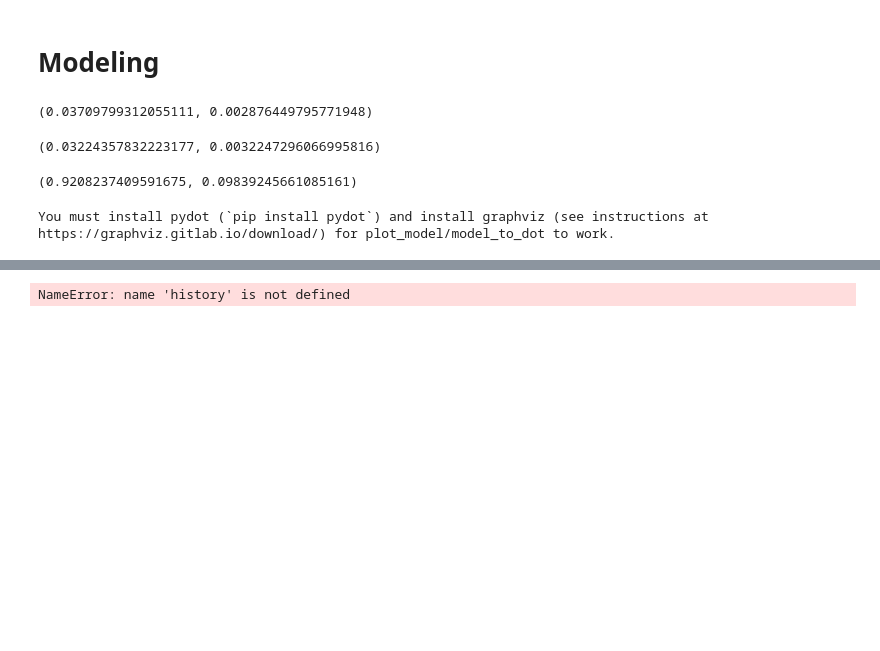
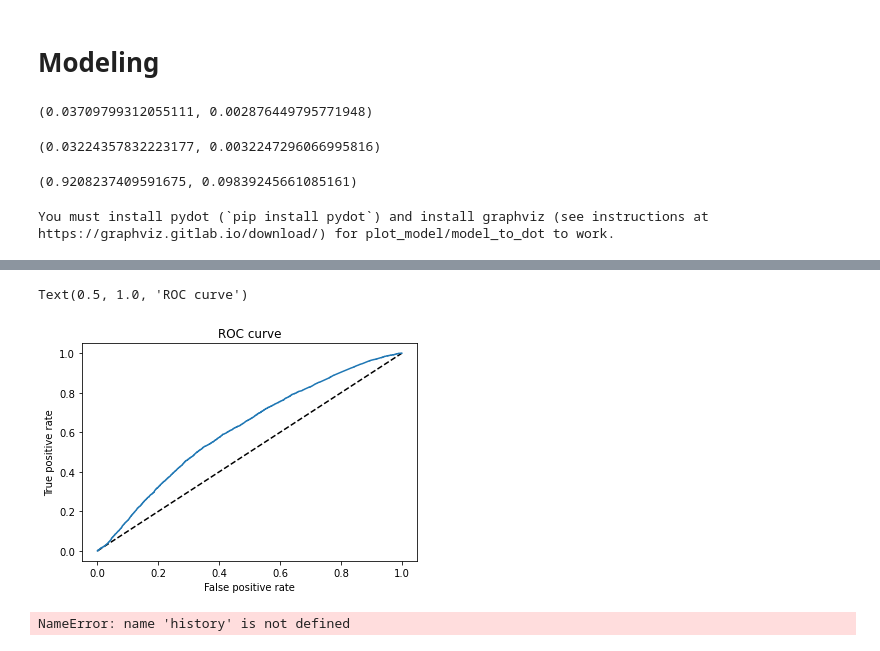
Before and after one commit to saakethkoka/ML-Lab5, a Jupyter notebook: main.ipynb, the cells around one changed output, grey strips where cells are left out. Saved outputs shown, nothing was run; the diff lists cells and outputs as text; code cells hidden in the pictures; blank space fills up the shorter version.

Commit message:
ROC curve

```diff
--- a/main.ipynb
+++ b/main.ipynb
@@ -439,19 +439,19 @@ plot_model(
 # %% [output]
 You must install pydot (`pip install pydot`) and install graphviz (see instructions at https://graphviz.gitlab.io/download/) for plot_model/model_to_dot to work.
 # %%
-# %%time
-# class_weight = {0: 1,
-#                 1: 15}
+%%time
+class_weight = {0: 1,
+                1: 30}
 
-# model.compile(optimizer='adam',
-#               loss='binary_crossentropy',
-#               metrics=['accuracy', keras.metrics.Recall()])
+model.compile(optimizer='adam',
+              loss='binary_crossentropy',
+              metrics=['accuracy', false_omission_rate])
 
-# # lets also add the history variable to see how we are doing
-# # and lets add a validation set to keep track of our progress
-# history = model.fit([X_crossed,X_cat,X_num],
-#                     target,
-#                     class_weight=class_weight,
-#                     epochs=15,
-#                     batch_size=32,
-#                     verbose=1)
+# lets also add the history variable to see how we are doing
+# and lets add a validation set to keep track of our progress
+history = model.fit([X_crossed,X_cat,X_num],
+                    target,
+                    class_weight=class_weight,
+                    epochs=50,
+                    batch_size=1024,
+                    verbose=1)
@@ -458,3 +476,20 @@ You must install pydot (`pip install pydot`) and install graphviz (see instructi
+# %%
+# plot ROC curve:
+from sklearn.metrics import roc_curve, auc
+import matplotlib.pyplot as plt
+y_pred_keras = model.predict([X_crossed,X_cat,X_num]).ravel()
+fpr_keras, tpr_keras, thresholds_keras = roc_curve(target, y_pred_keras)
+auc_keras = auc(fpr_keras, tpr_keras)
+
+plt.figure(1)
+plt.plot([0, 1], [0, 1], 'k--')
+plt.plot(fpr_keras, tpr_keras, label='Keras (area = {:.3f})'.format(auc_keras))
+plt.xlabel('False positive rate')
+plt.ylabel('True positive rate')
+plt.title('ROC curve')
+# %% [output]
+Text(0.5, 1.0, 'ROC curve')
+[figure, added]
 # %%
 history.history.keys()
 # %% [output]
```
Also changed, not shown: parts of 2 cells of this notebook, 1 other file.
